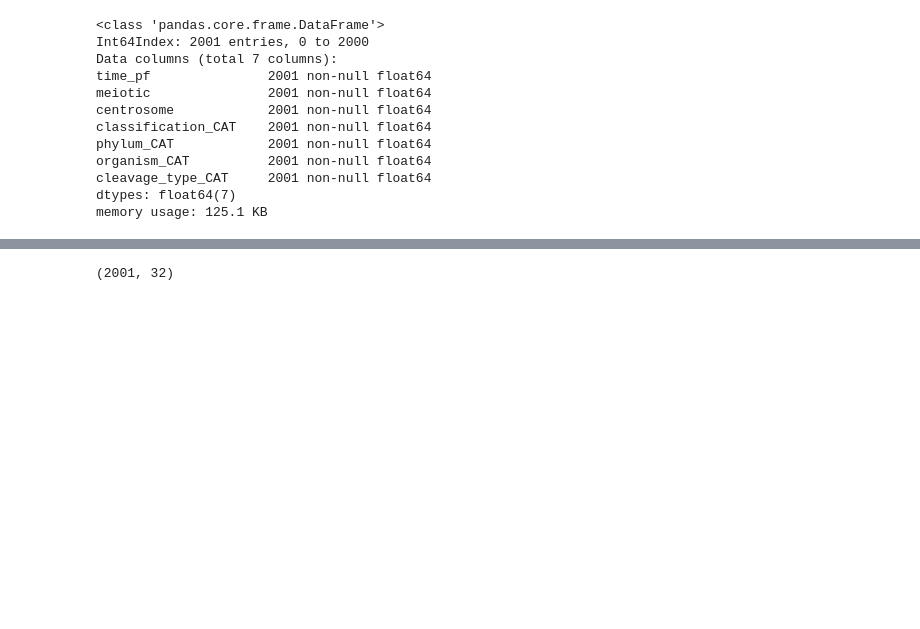
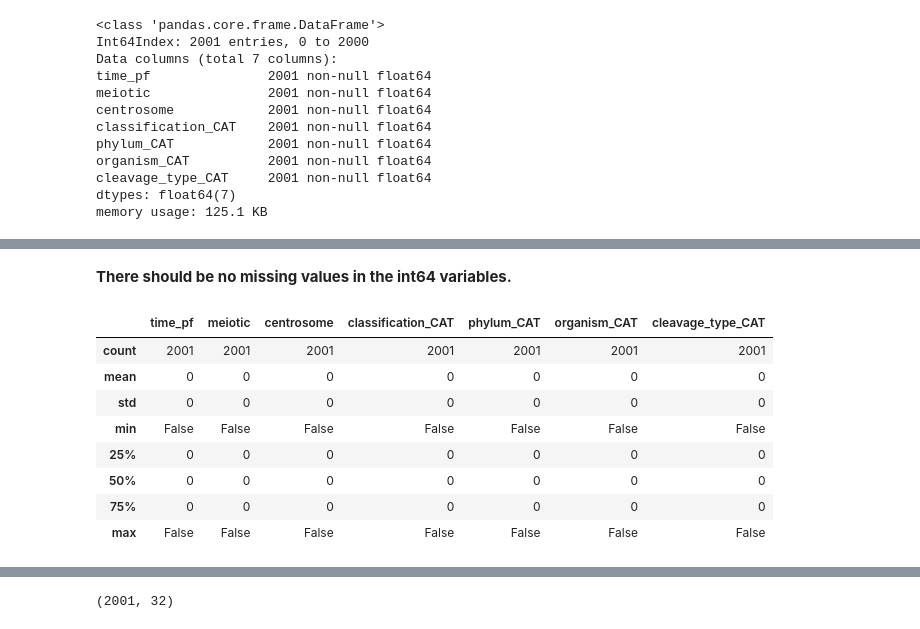
Before and after one commit to emmaggie/SPINDLE_ZOO, a Jupyter notebook: SEPTEMBER_2014/A_Marina_spindle_zoo_part5.ipynb, the cells around one changed output, grey strips where cells are left out. Saved outputs shown, nothing was run; the diff lists cells and outputs as text; code cells hidden in the pictures; blank space fills up the shorter version.

```diff
--- a/SEPTEMBER_2014/A_Marina_spindle_zoo_part5.ipynb
+++ b/SEPTEMBER_2014/A_Marina_spindle_zoo_part5.ipynb
@@ -151,0 +206,14 @@ memory usage: 125.1 KB
+# %% [markdown]
+**There should be no missing values in the int64 variables.**
+# %%
+dfo[dfo.dtypes[dfo.dtypes=='int64'].index].isnull().describe()#.time_pf.value_counts()
+# %% [output]
+|  | time_pf | meiotic | centrosome | classification_CAT | phylum_CAT | organism_CAT | cleavage_type_CAT |
+| count | 2001 | 2001 | 2001 | 2001 | 2001 | 2001 | 2001 |
+| mean | 0 | 0 | 0 | 0 | 0 | 0 | 0 |
+| std | 0 | 0 | 0 | 0 | 0 | 0 | 0 |
+| min | False | False | False | False | False | False | False |
+| 25% | 0 | 0 | 0 | 0 | 0 | 0 | 0 |
+| 50% | 0 | 0 | 0 | 0 | 0 | 0 | 0 |
+| 75% | 0 | 0 | 0 | 0 | 0 | 0 | 0 |
+| max | False | False | False | False | False | False | False |
```
Also changed, not shown: parts of 54 cells of this notebook, 2 other files.
